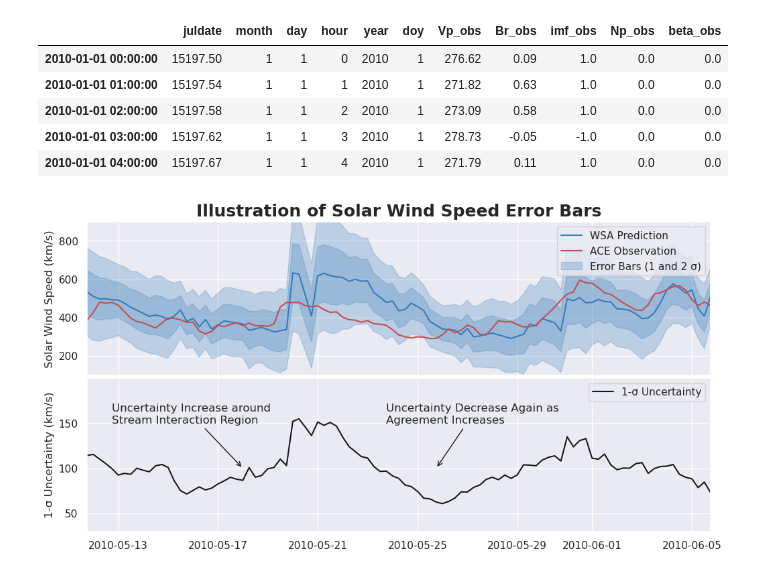
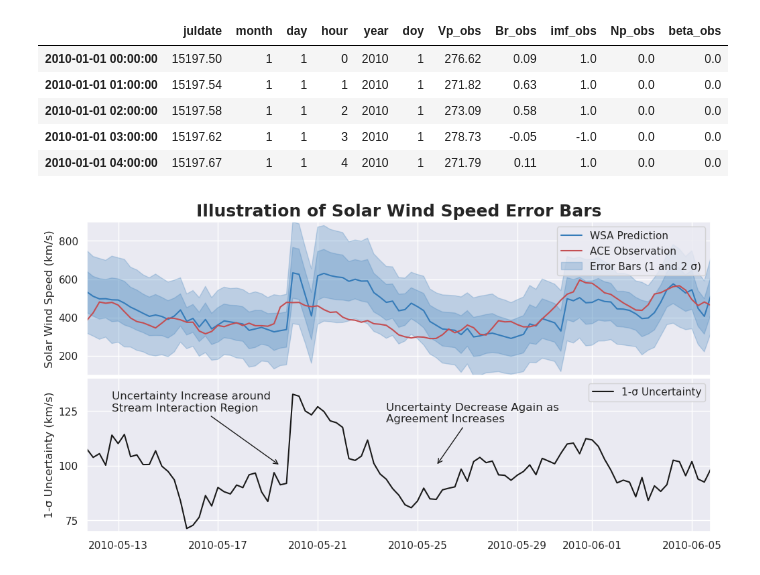
Before and after one commit to ddasilva/wsa_knn_uncertainty_v2, a Jupyter notebook: notebooks/Error Bar Illustration.ipynb, the cells around one changed output. Saved outputs shown, nothing was run; the diff lists cells and outputs as text; code cells hidden in the pictures.

```diff
--- a/notebooks/Error Bar Illustration.ipynb
+++ b/notebooks/Error Bar Illustration.ipynb
@@ -49,7 +49,7 @@ red_color = 'r'
 black_color= 'k'
 fig, axes = plt.subplots(2, 1, sharex=True, figsize=(12, 6))
 
-forward_idx = 3
+forward_idx = 11
 time_col = f'forward_time{forward_idx}'
 pred_col = f'Vp_pred{forward_idx}'
 obs_col = f'Vp_obs{forward_idx}'
@@ -61,36 +61,36 @@ ax.plot(df_dataset[time_col], df_dataset[obs_col], color=red_color, label='ACE O
 ax.fill_between(df_dataset[time_col], df_dataset[pred_col] - df_dataset[sigma_col], df_dataset[pred_col] + df_dataset[sigma_col], alpha=0.25, color=blue_color, label='Error Bars (1 and 2 σ)')
 ax.fill_between(df_dataset[time_col], df_dataset[pred_col] - 2 * df_dataset[sigma_col], df_dataset[pred_col] + 2 * df_dataset[sigma_col], alpha=0.25, color=blue_color)
 ax.set_ylabel('Solar Wind Speed (km/s)')
 ax.set_yticks([200, 400, 600, 800])
 ax.set_ylim(100, 900)
 
 ax = axes[1]
 ax.plot(df_dataset[time_col], df_dataset[sigma_col], color=black_color, label='1-σ Uncertainty')
 ax.set_ylabel('1-σ Uncertainty (km/s)')
-ax.set_ylim(30, 200)
-ax.set_yticks([50, 100, 150])
+ax.set_ylim(70, 140)
+ax.set_yticks([75, 100, 125])
 
 ax.annotate("Uncertainty Decrease Again as\nAgreement Increases",
-            xytext=(pd.Timestamp('2010-05-23 18:00:00'), 150),
+            xytext=(pd.Timestamp('2010-05-23 18:00:00'), 120),
             xy=(pd.Timestamp('2010-05-25 18:00:00'), 100),
             arrowprops=dict(arrowstyle="->", color='k'))
 
 ax.annotate("Uncertainty Increase around\nStream Interaction Region",
-            xytext=(pd.Timestamp('2010-05-12 18:00:00'), 150),
-            xy=(pd.Timestamp('2010-05-18 00:00:00'), 100),
+            xytext=(pd.Timestamp('2010-05-12 18:00:00'), 125),
+            xy=(pd.Timestamp('2010-05-19 12:00:00'), 100),
             arrowprops=dict(arrowstyle="->", color='k'))
 
 for ax in axes:
     ax.legend()
 
 #i = 500
 #print(repr((df_dataset.index[i], df_dataset.index[i + 100])))
 #    ax.set_xlim(df_dataset.index[i], df_dataset.index[i + 100])
 
 #plt.xlim(pd.Timestamp('2010-02-25 18:00:00'), pd.Timestamp('2010-03-22 18:00:00'))
 axes[0].set_xlim((pd.Timestamp('2010-05-11 18:00:00'), pd.Timestamp('2010-06-05 18:00:00')))
 axes[0].set_title('Illustration of Solar Wind Speed Error Bars', fontweight='bold', fontsize=18)
 plt.subplots_adjust(wspace=0.4, hspace=0.02)
 plt.savefig('../plots/error_bar_illustration.png', dpi=300)
 # %% [output]
-[figure, old version]
+[figure, new version]
```
Also changed, not shown: 6 other files.
